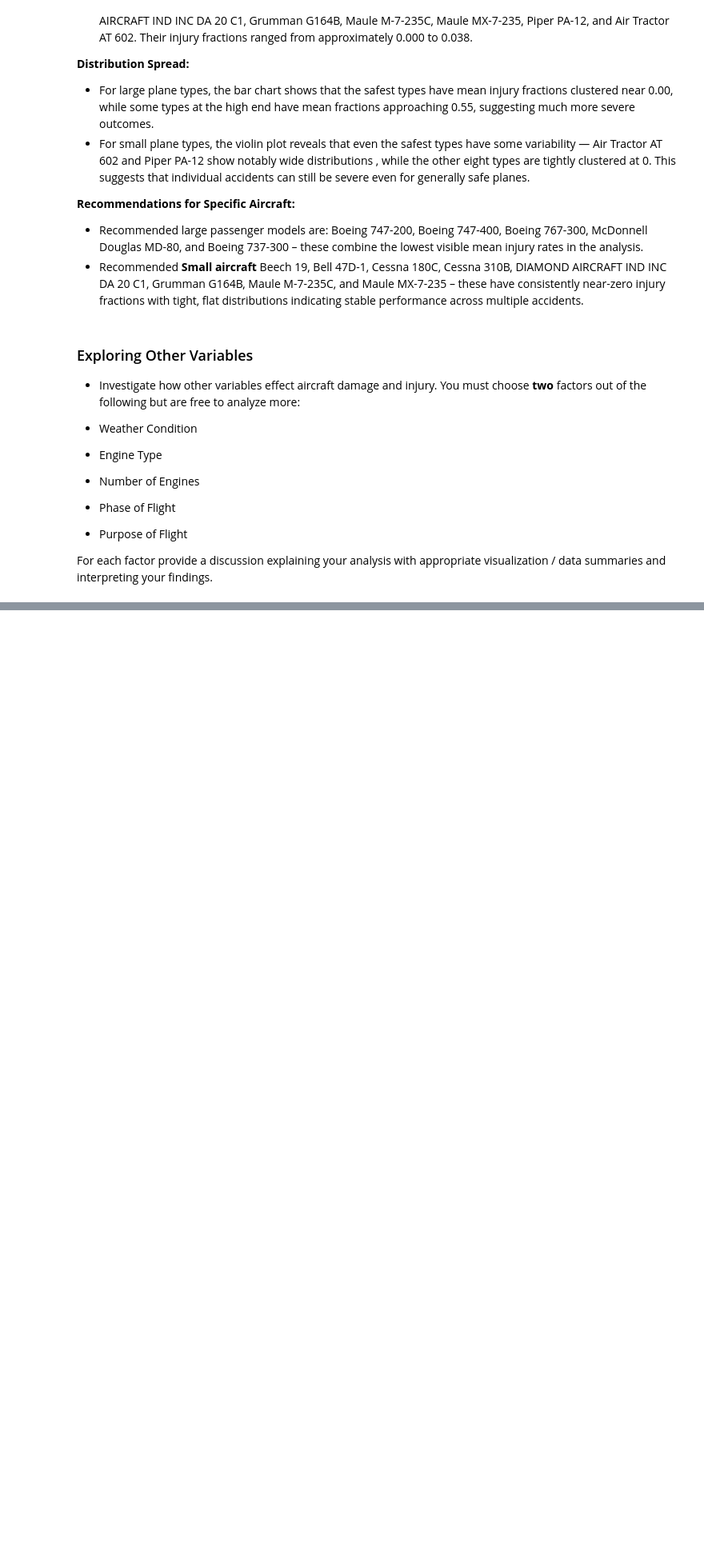
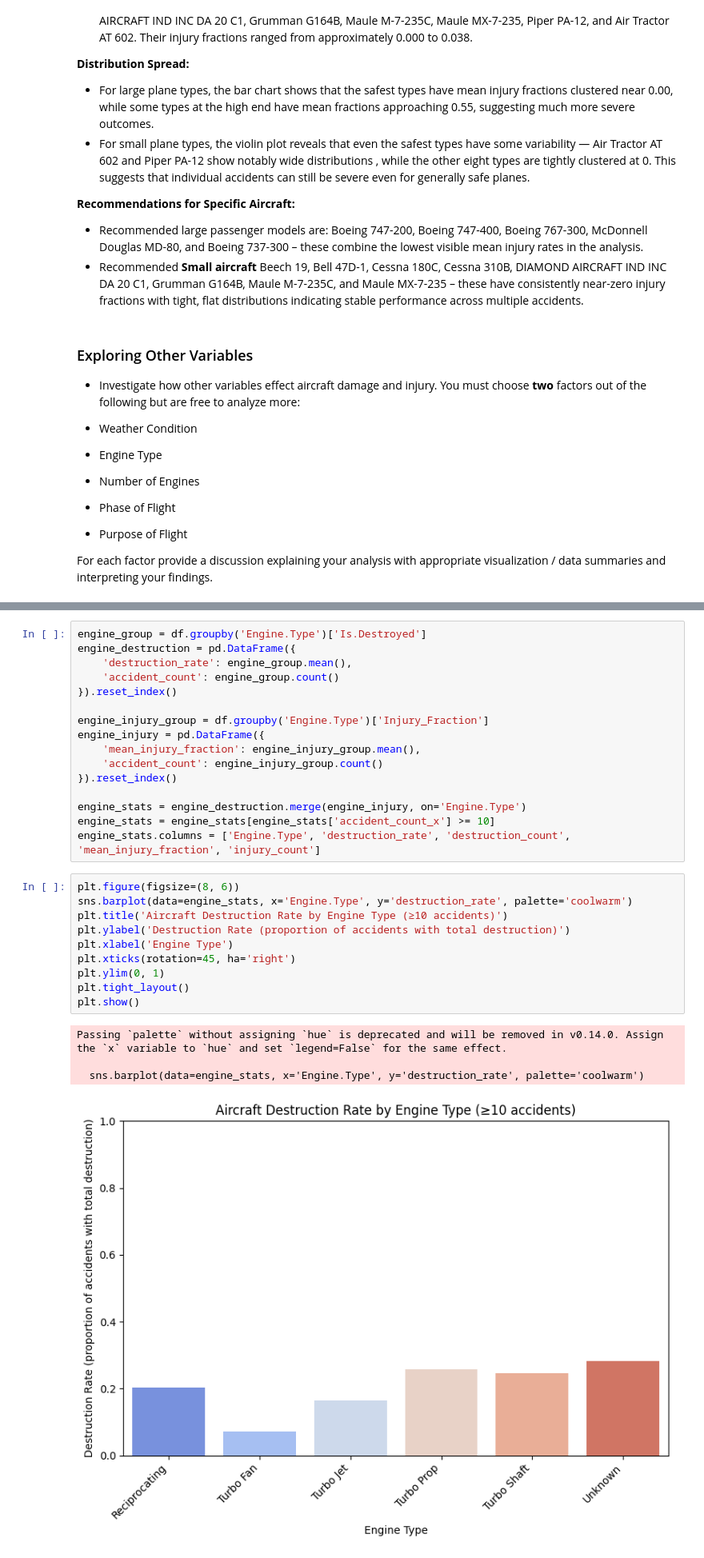
Before and after one commit to Shaun-Okwuosa/Jet-Safety-Analysis, a Jupyter notebook: Aviation_Accidents_Data_Analysis.ipynb, the cells around one changed output, grey strips where cells are left out. Shown at 80% size. Drawn from its saved outputs; the diff is of its cells as text; blank space fills up the shorter version.

```diff
--- a/Aviation_Accidents_Data_Analysis.ipynb
+++ b/Aviation_Accidents_Data_Analysis.ipynb
@@ -374,0 +468,31 @@ For each factor provide a discussion explaining your analysis with appropriate v
+# %%
+engine_group = df.groupby('Engine.Type')['Is.Destroyed']
+engine_destruction = pd.DataFrame({
+    'destruction_rate': engine_group.mean(),
+    'accident_count': engine_group.count()
+}).reset_index()
+
+engine_injury_group = df.groupby('Engine.Type')['Injury_Fraction']
+engine_injury = pd.DataFrame({
+    'mean_injury_fraction': engine_injury_group.mean(),
+    'accident_count': engine_injury_group.count()
+}).reset_index()
+
+engine_stats = engine_destruction.merge(engine_injury, on='Engine.Type')
+engine_stats = engine_stats[engine_stats['accident_count_x'] >= 10]
+engine_stats.columns = ['Engine.Type', 'destruction_rate', 'destruction_count', 'mean_injury_fraction', 'injury_count']
+# %%
+plt.figure(figsize=(8, 6))
+sns.barplot(data=engine_stats, x='Engine.Type', y='destruction_rate', palette='coolwarm')
+plt.title('Aircraft Destruction Rate by Engine Type (≥10 accidents)')
+plt.ylabel('Destruction Rate (proportion of accidents with total destruction)')
+plt.xlabel('Engine Type')
+plt.xticks(rotation=45, ha='right')
+plt.ylim(0, 1)
+plt.tight_layout()
+plt.show()
+# %% [output]
+Passing `palette` without assigning `hue` is deprecated and will be removed in v0.14.0. Assign the `x` variable to `hue` and set `legend=False` for the same effect.
+
+  sns.barplot(data=engine_stats, x='Engine.Type', y='destruction_rate', palette='coolwarm')
+[figure, added]
```
Also changed, not shown: parts of 18 cells of this notebook, 1 other file.
